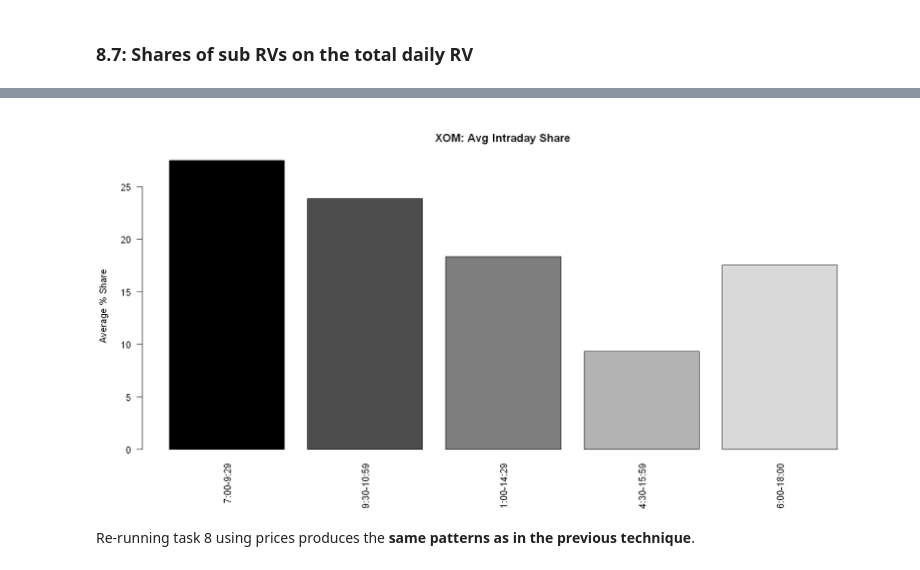
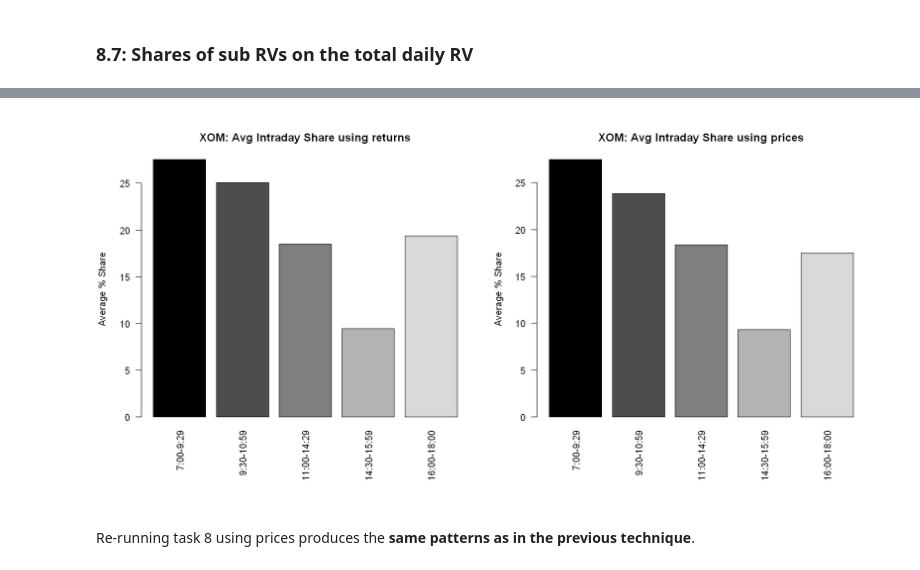
Before and after one commit to ahojdobryden/FiCox, a Jupyter notebook: HA3/HW3.ipynb, the cells around one changed output, grey strips where cells are left out. Saved outputs shown, nothing was run; the diff lists cells and outputs as text; code cells hidden in the pictures.

```diff
--- a/HA3/HW3.ipynb
+++ b/HA3/HW3.ipynb
@@ -672,13 +712,31 @@ barplot(bac_avg_pct_pr, col = plot_colors, las = 2, ylab = "Average % Share", ma
 # %%
-# XOM
+par(mfrow = c(1, 2))
+
+# Plot 1: XOM Percentage Share
+xom_pct <- (xom_combined[, 2:6] / as.numeric(xom_combined[, 1])) * 100
+xom_pct[is.na(xom_pct) | xom_pct == Inf] <- 0
+colnames(xom_pct) <- labels
+xom_avg_pct <- colMeans(xom_pct, na.rm = TRUE)
+
+# Set margins for the first plot to fit x-axis labels
+par(mar = c(8, 4, 4, 2))
+barplot(xom_avg_pct, col = plot_colors, las = 2, ylab = "Average % Share",
+        main = "XOM: Avg Intraday Share using returns")
+
+# Plot 2: using prices
 xom_pct_pr <- (xom_combined_pr[, 2:6] / as.numeric(xom_combined_pr[, 1])) * 100
 xom_pct_pr[is.na(xom_pct_pr) | xom_pct_pr == Inf] <- 0
 colnames(xom_pct_pr) <- labels
 xom_avg_pct_pr <- colMeans(xom_pct_pr, na.rm = TRUE)
 
-barplot(xom_avg_pct_pr, col = plot_colors, las = 2, ylab = "Average % Share", main = "XOM: Avg Intraday Share")
+# Set margins for the second plot
+par(mar = c(8, 4, 4, 2))
+barplot(xom_avg_pct_pr, col = plot_colors, las = 2, ylab = "Average % Share",
+        main = "XOM: Avg Intraday Share using prices")
+
+par(mfrow = c(1, 1))
 # %% [output]
-[figure, old version]
+[figure, new version]
 # %% [markdown]
 Re-running task 8 using prices produces the **same patterns as in the previous technique**.
 # %% [markdown]
```
Also changed, not shown: parts of 12 cells of this notebook.
